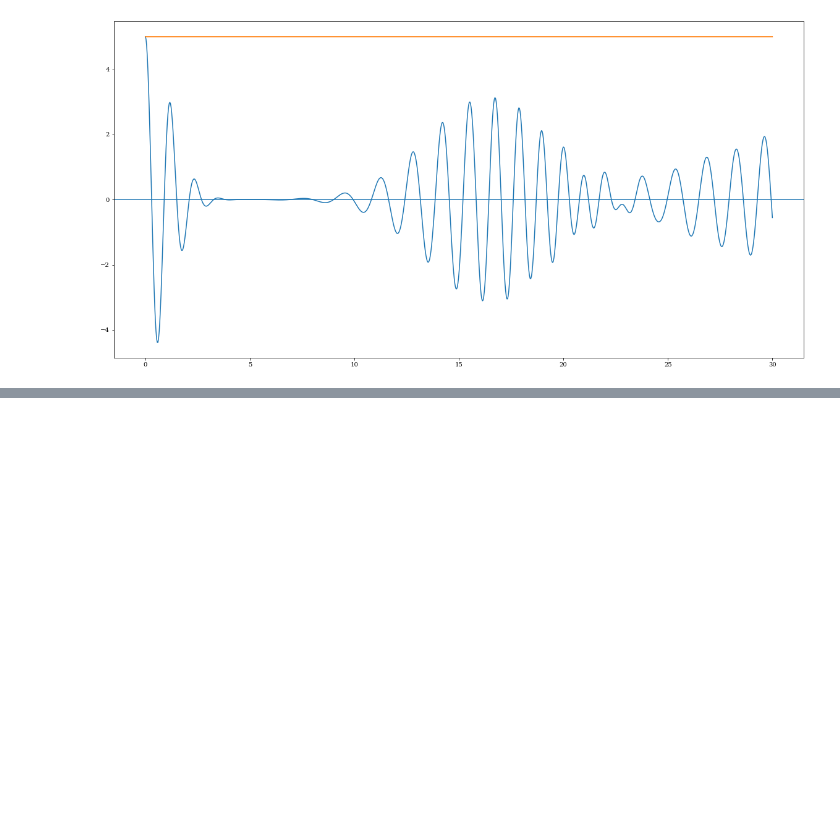
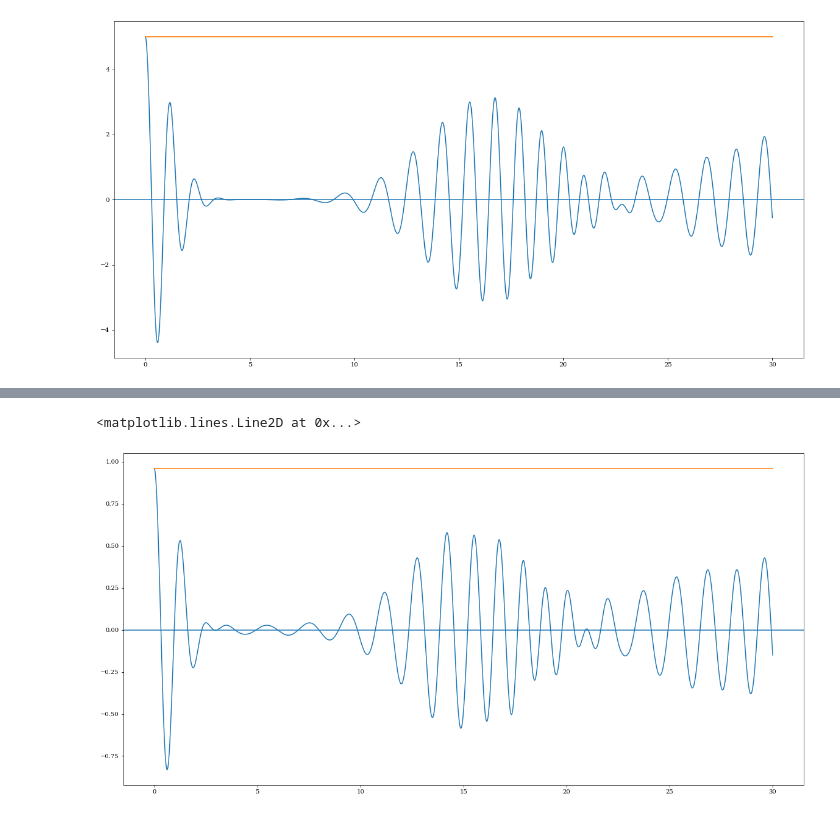
Before and after one commit to Jumarulanda/GFAM-JI, a Jupyter notebook: stg_0.5/Untitled.ipynb, the cells around one changed output, grey strips where cells are left out. Cells and saved outputs as stored; diff of their text form; code cells hidden in the pictures; blank space fills up the shorter version.

```diff
--- a/stg_0.5/Untitled.ipynb
+++ b/stg_0.5/Untitled.ipynb
@@ -49,0 +50,9 @@ ax.axhline(y=0)
+# %%
+fig,ax = plt.subplots(figsize=(20,10))
+
+ax.plot(t_range, rj.W(t_range,lamb,det,c_eg,c_3,15,r,theta,alpha,N))
+ax.plot(t_range, rj.psi_mod(t_range,lamb,det,c_eg,c_3,15,r,theta,alpha,N))
+ax.axhline(y=0)
+# %% [output]
+<matplotlib.lines.Line2D at 0x...>
+[figure, added]
```
Also changed, not shown: parts of 5 cells of this notebook, 1 other file.
